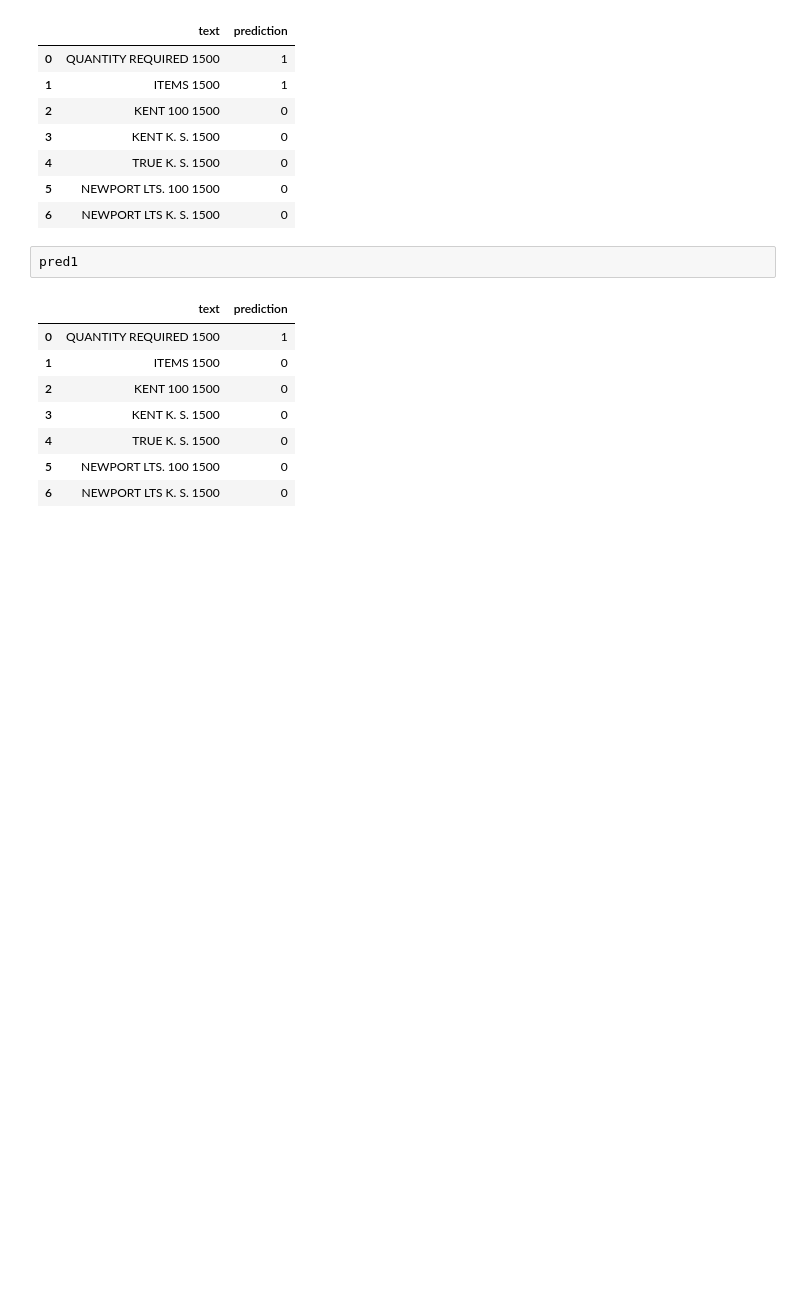
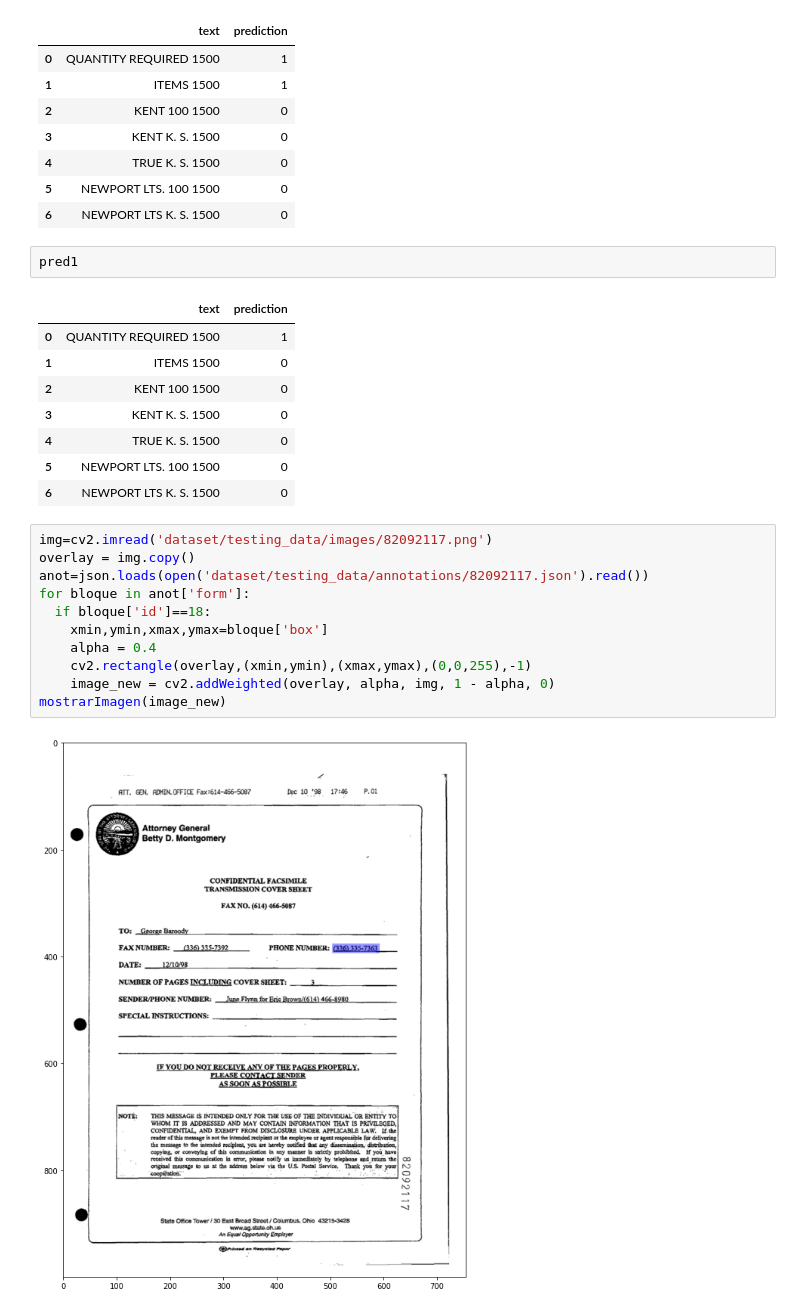
Before and after one commit to mavillot/FUNSD-Entity-Linking, a Jupyter notebook: Paso_a_paso.ipynb, the cells around one changed output. Drawn from its saved outputs; the diff is of its cells as text; blank space fills up the shorter version.

```diff
--- a/Paso_a_paso.ipynb
+++ b/Paso_a_paso.ipynb
@@ -432,3 +454,16 @@ pred1
 | 4 | TRUE K. S. 1500 | 0 |
 | 5 | NEWPORT LTS. 100 1500 | 0 |
 | 6 | NEWPORT LTS K. S. 1500 | 0 |
+# %%
+img=cv2.imread('dataset/testing_data/images/82092117.png')
+overlay = img.copy()
+anot=json.loads(open('dataset/testing_data/annotations/82092117.json').read())
+for bloque in anot['form']:
+  if bloque['id']==18:
+    xmin,ymin,xmax,ymax=bloque['box']
+    alpha = 0.4
+    cv2.rectangle(overlay,(xmin,ymin),(xmax,ymax),(0,0,255),-1)
+    image_new = cv2.addWeighted(overlay, alpha, img, 1 - alpha, 0)
+mostrarImagen(image_new)
+# %% [output]
+[figure, added]
```
Also changed, not shown: parts of 12 cells of this notebook.
